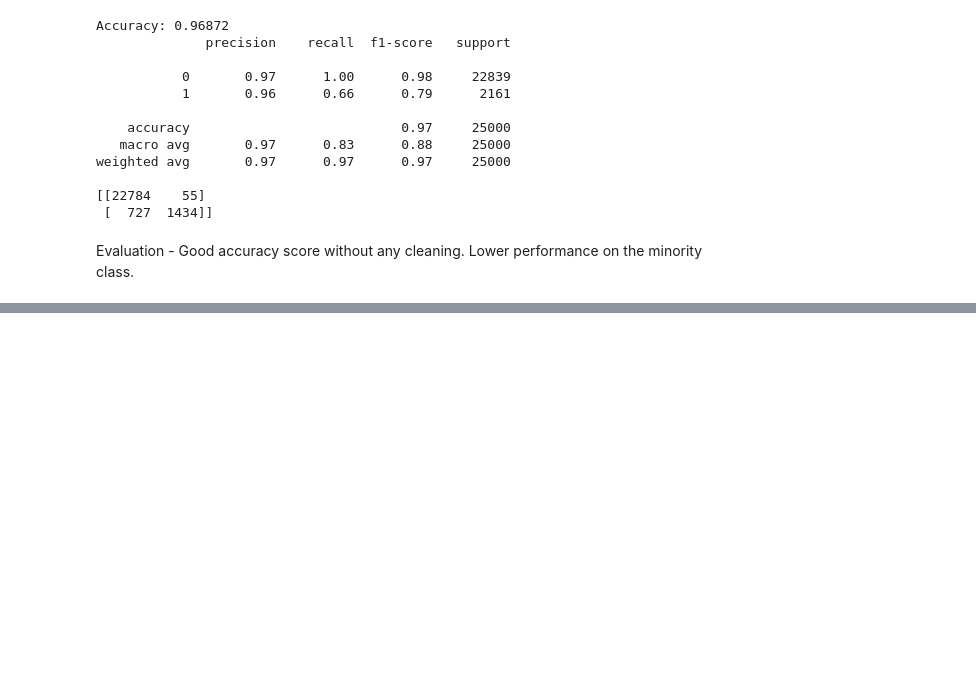
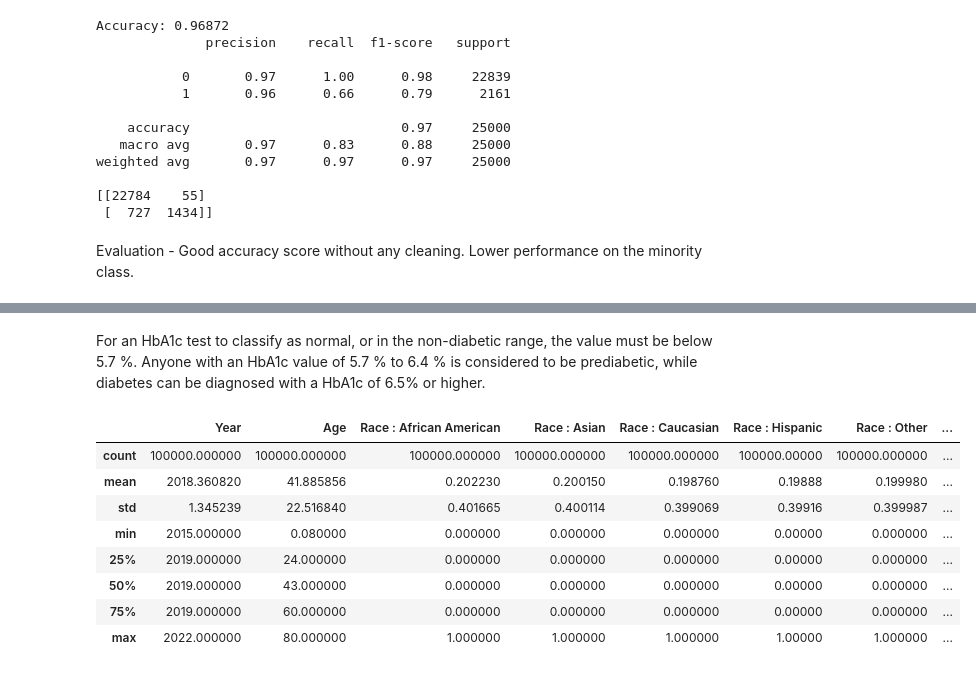
Before and after one commit to piiop/group-project-2, a Jupyter notebook: analysis.ipynb, the cells around one changed output, grey strips where cells are left out. Saved outputs shown, nothing was run; the diff lists cells and outputs as text; code cells hidden in the pictures; blank space fills up the shorter version.

```diff
--- a/analysis.ipynb
+++ b/analysis.ipynb
@@ -189,0 +293,14 @@ Name: proportion, dtype: float64
+# %% [markdown]
+For an HbA1c test to classify as normal, or in the non-diabetic range, the value must be below 5.7 %. Anyone with an HbA1c value of 5.7 % to 6.4 % is considered to be prediabetic, while diabetes can be diagnosed with a HbA1c of 6.5% or higher.
+# %%
+df.describe()
+# %% [output]
+|  | Year | Age | Race : African American | Race : Asian | Race : Caucasian | Race : Hispanic | Race : Other | ... |
+| count | 100000.000000 | 100000.000000 | 100000.000000 | 100000.000000 | 100000.000000 | 100000.00000 | 100000.000000 | ... |
+| mean | 2018.360820 | 41.885856 | 0.202230 | 0.200150 | 0.198760 | 0.19888 | 0.199980 | ... |
+| std | 1.345239 | 22.516840 | 0.401665 | 0.400114 | 0.399069 | 0.39916 | 0.399987 | ... |
+| min | 2015.000000 | 0.080000 | 0.000000 | 0.000000 | 0.000000 | 0.00000 | 0.000000 | ... |
+| 25% | 2019.000000 | 24.000000 | 0.000000 | 0.000000 | 0.000000 | 0.00000 | 0.000000 | ... |
+| 50% | 2019.000000 | 43.000000 | 0.000000 | 0.000000 | 0.000000 | 0.00000 | 0.000000 | ... |
+| 75% | 2019.000000 | 60.000000 | 0.000000 | 0.000000 | 0.000000 | 0.00000 | 0.000000 | ... |
+| max | 2022.000000 | 80.000000 | 1.000000 | 1.000000 | 1.000000 | 1.00000 | 1.000000 | ... |
```
Also changed, not shown: parts of 18 cells of this notebook.
